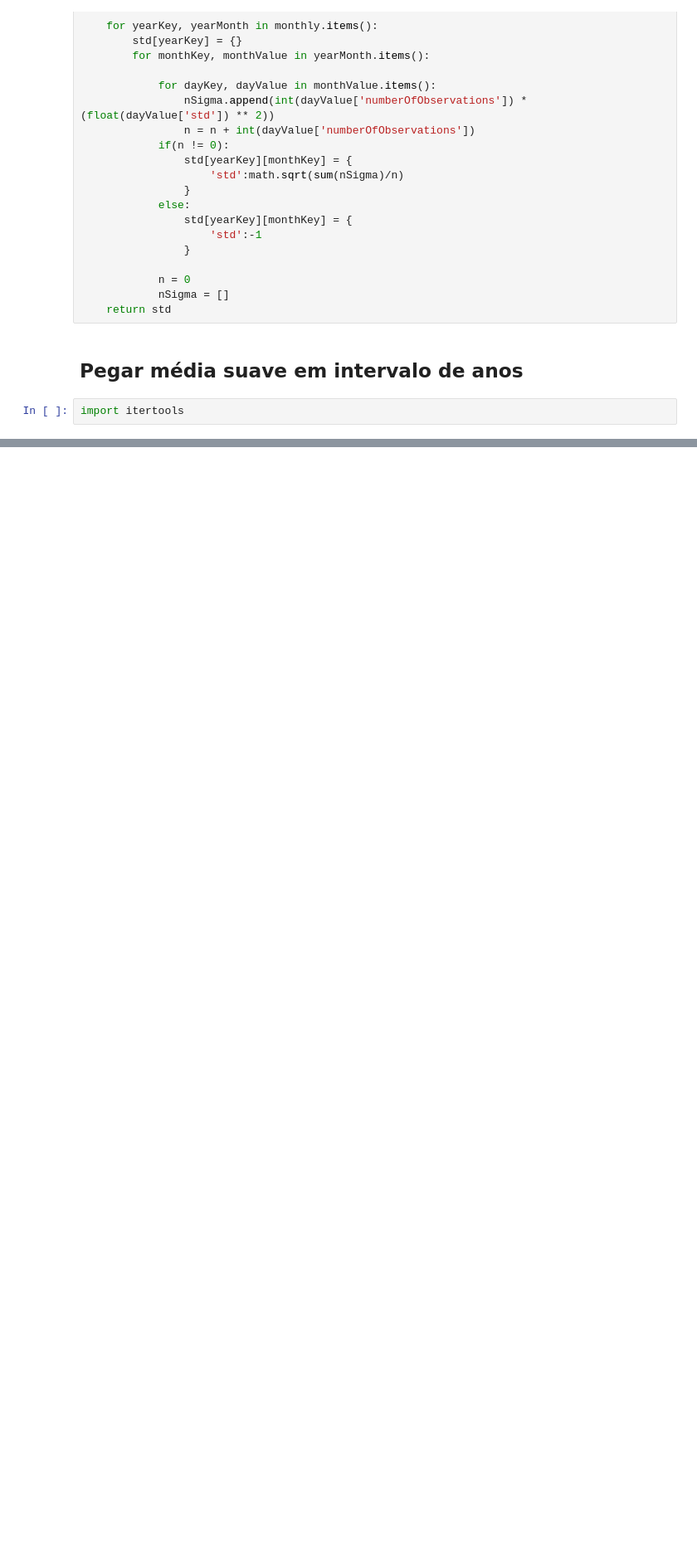
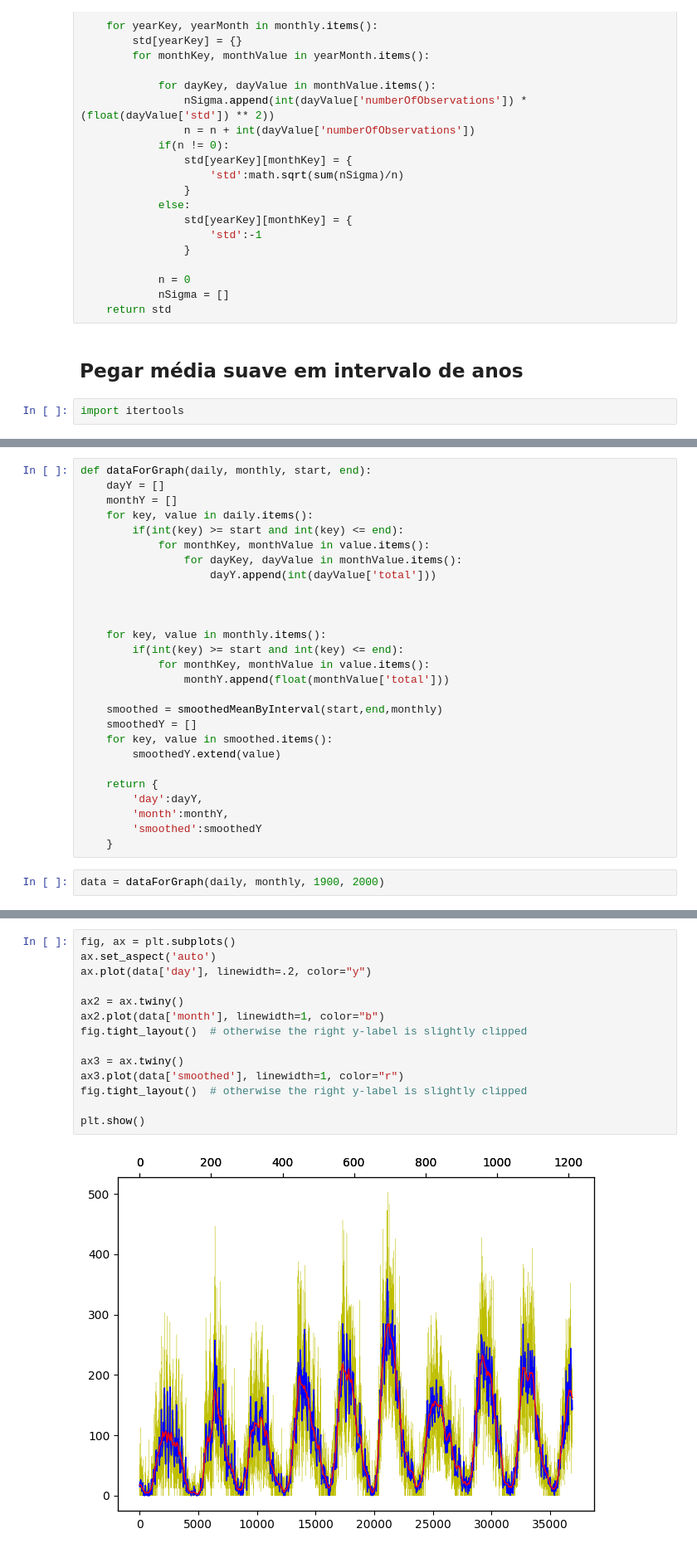
Before and after one commit to Lucas-E/Solar-Spot-Analysis---Drielly-Machado, a Jupyter notebook: prova.ipynb, the cells around one changed output, grey strips where cells are left out. Shown at 83% size. Cells and saved outputs as stored; diff of their text form; blank space fills up the shorter version.

Commit message:
Last function created, and generating data to plot the graphs.

```diff
--- a/prova.ipynb
+++ b/prova.ipynb
@@ -354,0 +341,29 @@ means
+# %%
+def dataForGraph(daily, monthly, start, end):
+    dayY = []
+    monthY = []
+    for key, value in daily.items():
+        if(int(key) >= start and int(key) <= end):
+            for monthKey, monthValue in value.items():
+                for dayKey, dayValue in monthValue.items():
+                    dayY.append(int(dayValue['total']))
+
+
+
+    for key, value in monthly.items():
+        if(int(key) >= start and int(key) <= end):
+            for monthKey, monthValue in value.items():
+                monthY.append(float(monthValue['total']))
+
+    smoothed = smoothedMeanByInterval(start,end,monthly)
+    smoothedY = []
+    for key, value in smoothed.items():
+        smoothedY.extend(value)
+
+    return {
+        'day':dayY,
+        'month':monthY,
+        'smoothed':smoothedY
+    }
+# %%
+data = dataForGraph(daily, monthly, 1900, 2000)
@@ -354,0 +373,16 @@ means
+# %%
+fig, ax = plt.subplots()
+ax.set_aspect('auto')
+ax.plot(data['day'], linewidth=.2, color="y")
+
+ax2 = ax.twiny()
+ax2.plot(data['month'], linewidth=1, color="b")
+fig.tight_layout()  # otherwise the right y-label is slightly clipped
+
+ax3 = ax.twiny()
+ax3.plot(data['smoothed'], linewidth=1, color="r")
+fig.tight_layout()  # otherwise the right y-label is slightly clipped
+
+plt.show()
+# %% [output]
+[figure, added]
```
Also changed, not shown: parts of 7 cells of this notebook.
